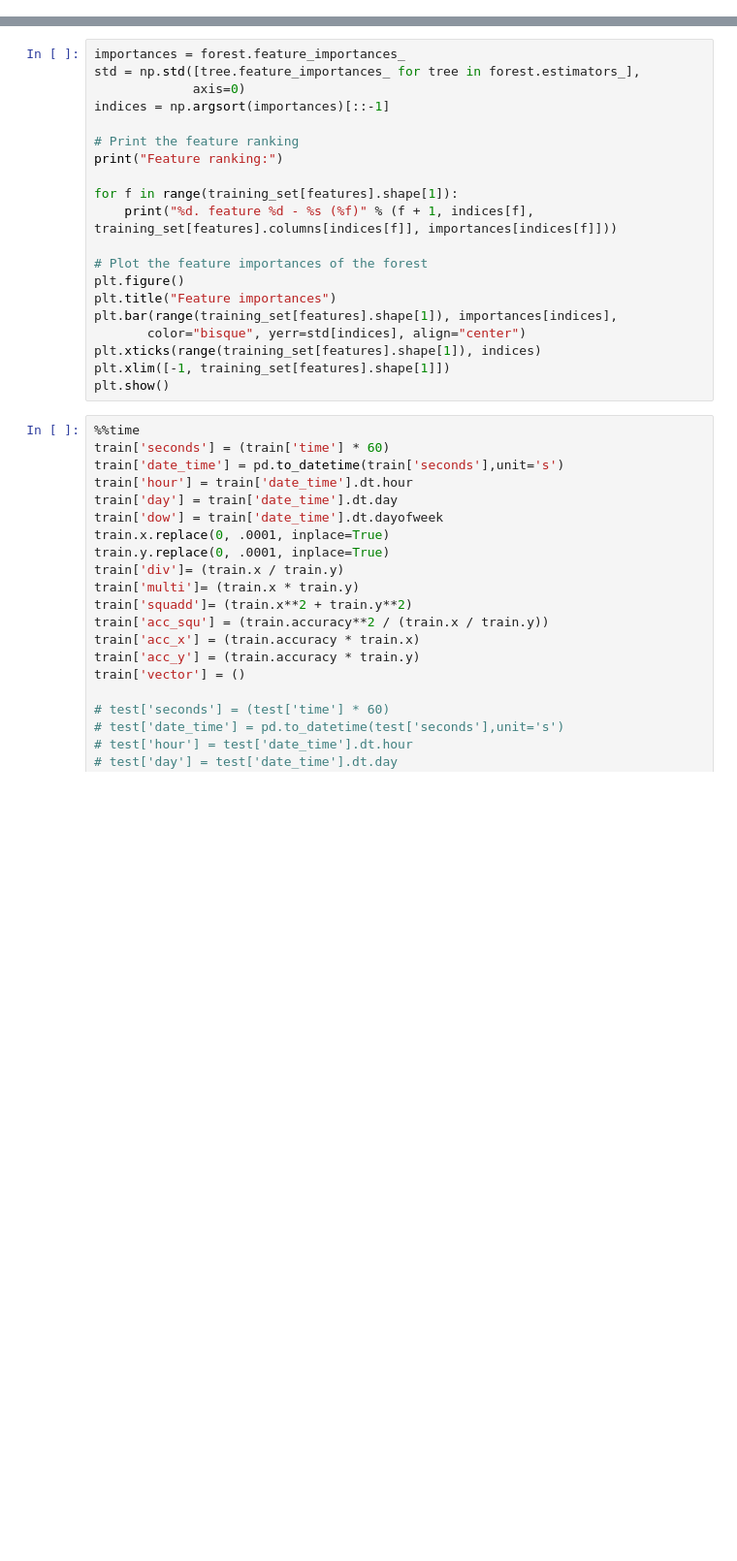
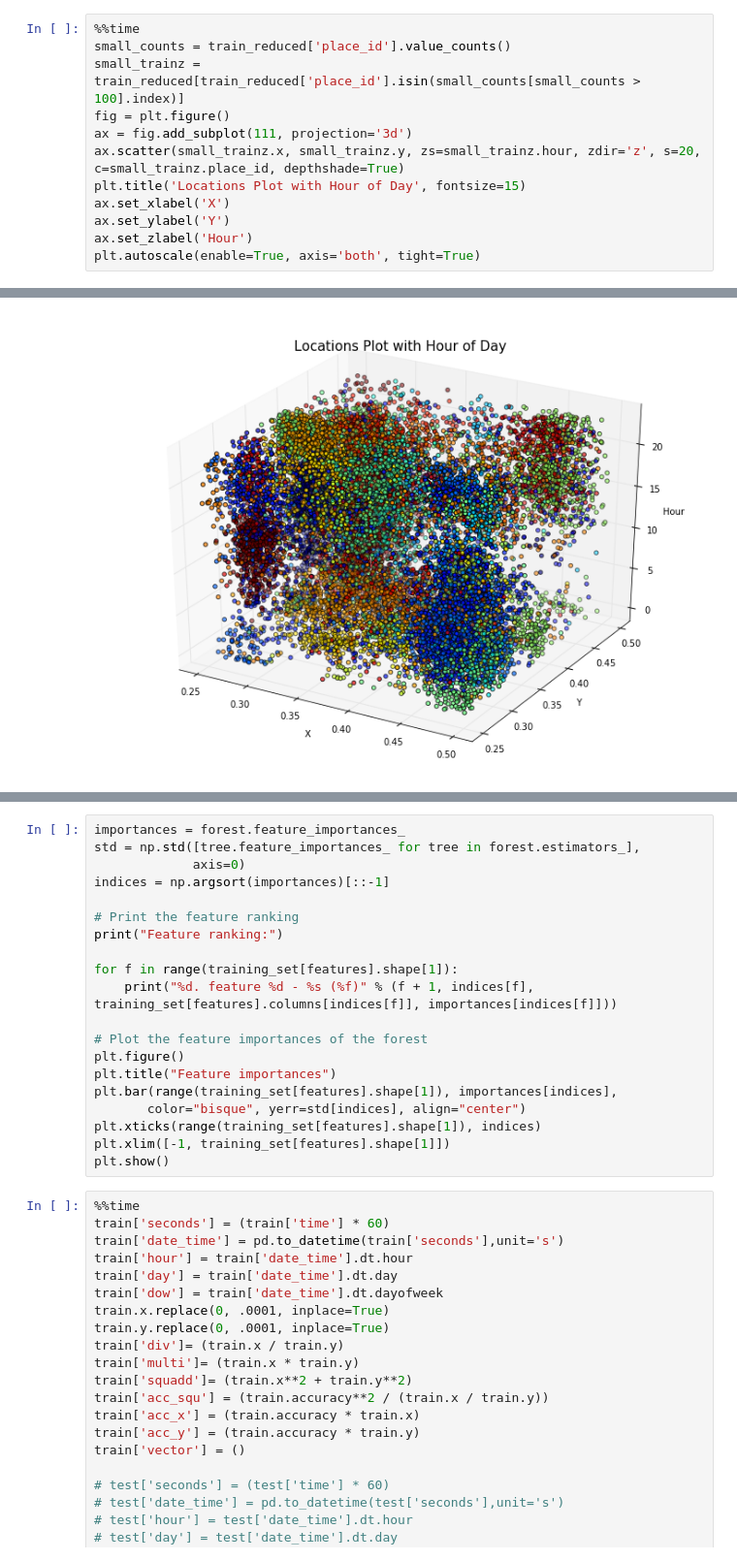
Before and after one commit to yaskyj/facebook_checkins, a Jupyter notebook: CheckIns.ipynb, the cells around one changed output, grey strips where cells are left out. Shown at 97% size. Drawn from its saved outputs; the diff is of its cells as text; blank space fills up the shorter version.

```diff
--- a/CheckIns.ipynb
+++ b/CheckIns.ipynb
@@ -25,0 +74,13 @@ Wall time: 4.82 s
+# %%
+%%time
+small_counts = train_reduced['place_id'].value_counts()
+small_trainz = train_reduced[train_reduced['place_id'].isin(small_counts[small_counts > 100].index)]
+fig = plt.figure()
+ax = fig.add_subplot(111, projection='3d')
+ax.scatter(small_trainz.x, small_trainz.y, zs=small_trainz.hour, zdir='z', s=20, c=small_trainz.place_id, depthshade=True)
+plt.title('Locations Plot with Hour of Day', fontsize=15)
+ax.set_xlabel('X')
+ax.set_ylabel('Y')
+ax.set_zlabel('Hour')
+plt.autoscale(enable=True, axis='both', tight=True)
+# %% [output]
@@ -25,0 +89 @@ Wall time: 4.82 s
+[figure, added]
```
Also changed, not shown: parts of 24 cells of this notebook.
